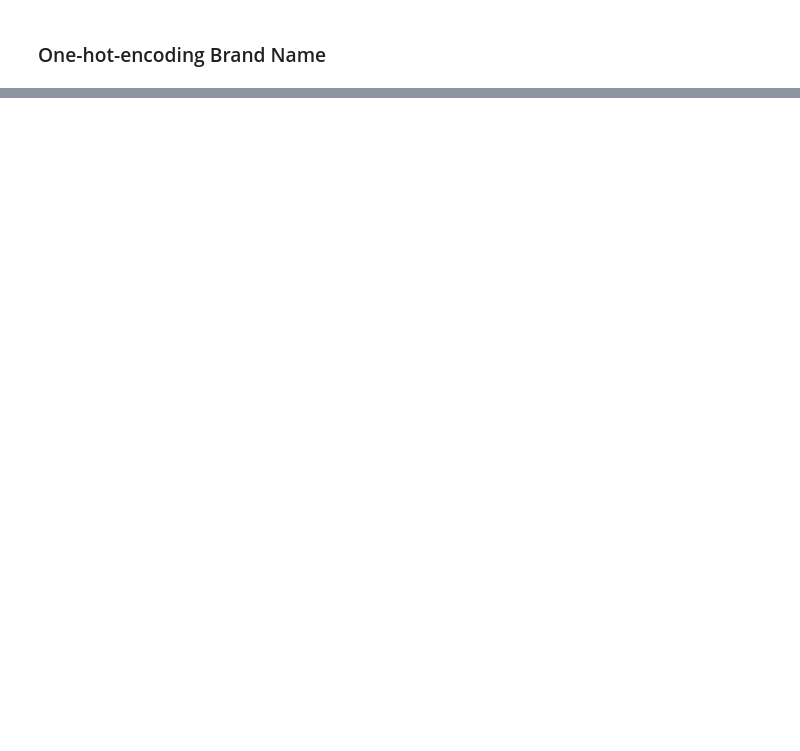
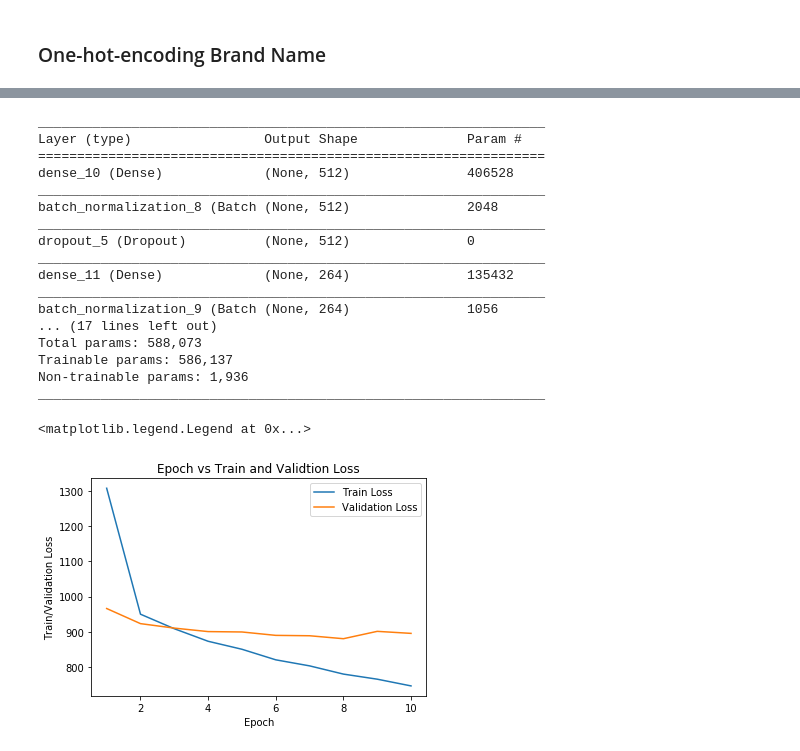
Before and after one commit to j2colaco/mercari_price_suggestion, a Jupyter notebook: model_implementation_2019-05-26.ipynb, the cells around one changed output, grey strips where cells are left out. Cells and saved outputs as stored; diff of their text form; code cells hidden in the pictures; blank space fills up the shorter version.

```diff
--- a/model_implementation_2019-05-26.ipynb
+++ b/model_implementation_2019-05-26.ipynb
@@ -557,0 +391,8 @@ if __name__ == '__main__':
+# %%
+X_train, X_test, y_train, y_test = train_test_split(clean_data_v6.drop(columns=['price']).reset_index(drop=True),
+                                                    clean_data_v6[['price']].reset_index(drop=True),
+                                                                  test_size=0.15, random_state=42)
+X_train = X_train.reset_index(drop=True)
+y_train = y_train.reset_index(drop=True)
+print('Number of rows in train and validation data:', X_train.shape[0], y_train.shape)
+print('Number of rows in test data:', X_test.shape[0], y_test.shape)
@@ -557,0 +407,5 @@ if __name__ == '__main__':
+# %%
+scaler = MinMaxScaler(feature_range=(0, 1))
+columns = X_train.columns
+X_train = pd.DataFrame(scaler.fit_transform(X_train), columns=columns)
+print('MinMaxScaler Complete')
@@ -557,0 +414,7 @@ if __name__ == '__main__':
+# %%
+# Split the data into train and vaidation sets
+X_train, X_val, y_train, y_val = train_test_split(X_train.reset_index(drop=True),
+                                                    y_train.reset_index(drop=True),
+                                                                  test_size=0.15, random_state=42)
+print('Number of rows in train and validation data:', X_train.shape[0], y_train.shape)
+print('Number of rows in validation data:', X_val.shape[0], y_val.shape)
@@ -557,0 +585,60 @@ if __name__ == '__main__':
+# %%
+model = Sequential()
+model.add(Dense(512, activation='relu', input_dim=X_train.shape[1]))
+model.add(BatchNormalization())
+model.add(Dropout(0.5))
+
+model.add(Dense(264, activation='relu'))
+model.add(BatchNormalization())
+model.add(Dropout(0.5))
+
+model.add(Dense(128, activation='relu'))
+model.add(BatchNormalization())
+model.add(Dropout(0.5))
+
+model.add(Dense(64, activation='relu'))
+model.add(BatchNormalization())
+model.add(Dropout(0.5))
+
+model.add(Dense(1))
+
+model.compile(loss='mean_squared_error', optimizer='adam')
+
+model.summary()
+
+loss_dict = {'val_loss':
+             [966.1777982802738, 923.2987540033276, 910.6167190149442, 900.7386665006188,
+              899.6558118729856, 890.0330886337122, 888.9407532112936, 880.5596371782096,
+              901.4239693127035, 895.6790476066067],
+             'loss': [1307.2278784643245, 950.0663086323799, 908.8625140612638, 873.2989976327631,
+                      850.6475863299793, 820.6866712352897, 803.5523838477799, 780.234757358213,
+                      765.7939360799669, 746.6974637961085]
+            }
+loss_df_2 = pd.DataFrame(loss_dict)
+
+plt.plot(loss_df_2.index+1, loss_df_2.loss, label='Train Loss')
+plt.plot(loss_df_2.index+1, loss_df_2.val_loss, label='Validation Loss')
+plt.title('Epoch vs Train and Validtion Loss')
+plt.xlabel('Epoch')
+plt.ylabel('Train/Validation Loss')
+plt.legend()
+# %% [output]
+_________________________________________________________________
+Layer (type)                 Output Shape              Param #
+=================================================================
+dense_10 (Dense)             (None, 512)               406528
+_________________________________________________________________
+batch_normalization_8 (Batch (None, 512)               2048
+_________________________________________________________________
+dropout_5 (Dropout)          (None, 512)               0
+_________________________________________________________________
+dense_11 (Dense)             (None, 264)               135432
+_________________________________________________________________
+batch_normalization_9 (Batch (None, 264)               1056
+... (17 lines left out)
+Total params: 588,073
+Trainable params: 586,137
+Non-trainable params: 1,936
+_________________________________________________________________
+<matplotlib.legend.Legend at 0x...>
+[figure, added]
```
Also changed, not shown: parts of 127 cells of this notebook, 7 other files.
